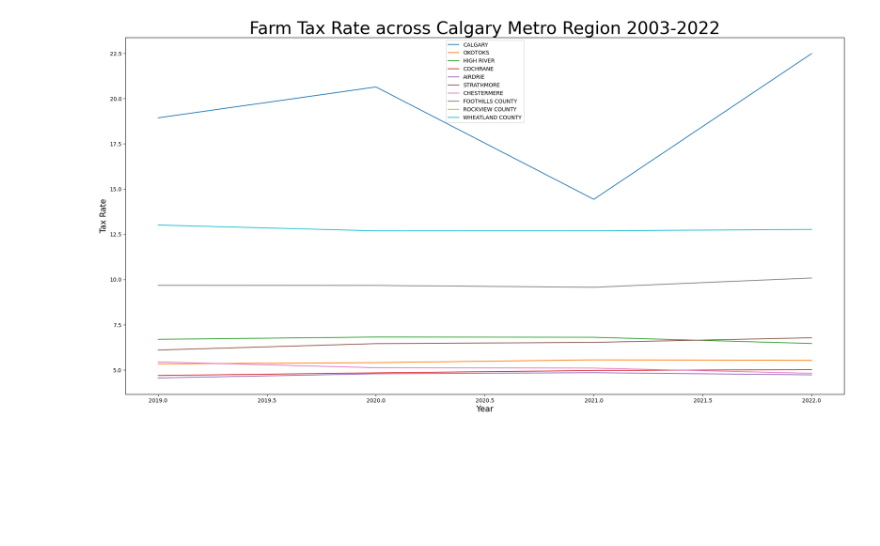
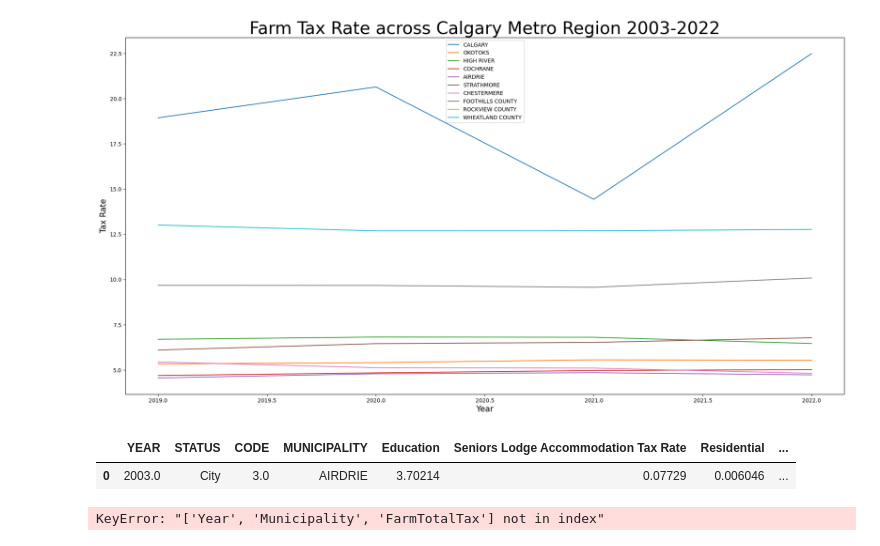
Before and after one commit to ddsarai/propertTax_comps, a Jupyter notebook: AB_pTax_2009_2021.ipynb, the cells around one changed output. Drawn from its saved outputs; the diff is of its cells as text; code cells hidden in the pictures; blank space fills up the shorter version.

```diff
--- a/AB_pTax_2009_2021.ipynb
+++ b/AB_pTax_2009_2021.ipynb
@@ -534,3 +534,8 @@ plt.legend()
 plt.show()
 # %% [output]
 [figure]
+# %%
+ab_ptax21_03.head(1)
+# %% [output]
+|  | YEAR | STATUS | CODE | MUNICIPALITY | Education | Seniors Lodge Accommodation Tax Rate | Residential | ... |
+| 0 | 2003.0 | City | 3.0 | AIRDRIE | 3.70214 | 0.07729 | 0.006046 | ... |
@@ -536,0 +544,6 @@ plt.show()
+# %%
+combine_frame = ab_ptax21_03[['Year', 'Municipality', 'ResidentialTotalTax', 'NonResidentialTotalTax', 'FarmTotalTax']].copy()
+
+combine_frame.loc[: ,'PropertyClass'] = 'n'
+# %% [output]
+KeyError: "['Year', 'Municipality', 'FarmTotalTax'] not in index"
```
Also changed, not shown: parts of 6 cells of this notebook, 5 other files.
